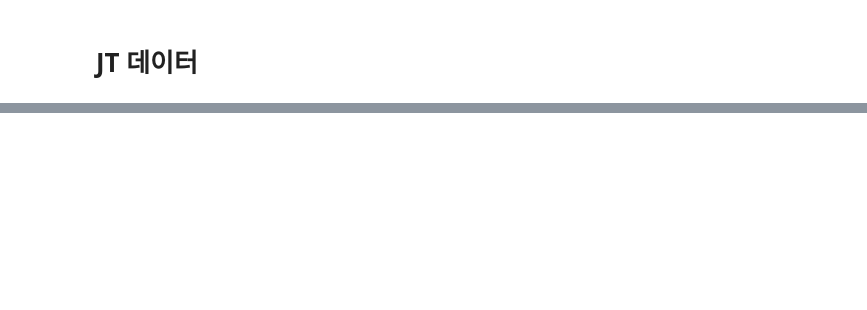
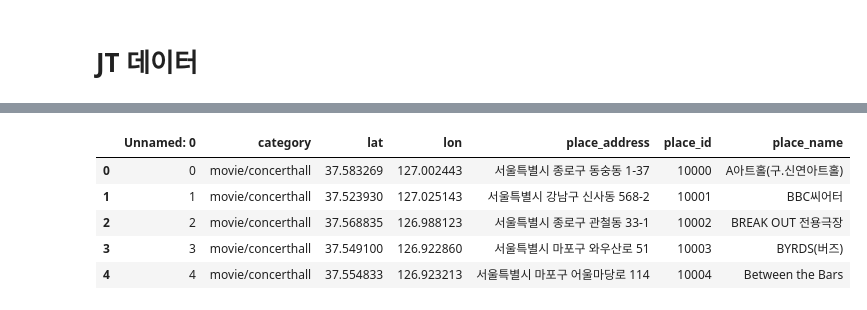
Before and after one commit to BigDataCampus/fresh, a Jupyter notebook: DataMakefile.ipynb, the cells around one changed output, grey strips where cells are left out. Drawn from its saved outputs; the diff is of its cells as text; code cells hidden in the pictures; blank space fills up the shorter version.

```diff
--- a/DataMakefile.ipynb
+++ b/DataMakefile.ipynb
@@ -109,0 +146,2 @@ jt_subway = pd.read_csv('')
+# %%
+hj_place.drop('evalInfo',axis=1,inplace=True) # evalinfo Drop
@@ -109,0 +180,2 @@ jt_subway = pd.read_csv('')
+# %%
+yj_total_place.dropna(subset={'lat','lon'},inplace=True) # 왜그런지 모르겠지만 영준이 데이터에 위도경도 null 이있엇음.
@@ -109,0 +231,9 @@ jt_subway = pd.read_csv('')
+# %%
+zzang_place.h
+# %% [output]
+|  | Unnamed: 0 | category | lat | lon | place_address | place_id | place_name |
+| 0 | 0 | movie/concerthall | 37.583269 | 127.002443 | 서울특별시 종로구 동숭동 1-37 | 10000 | A아트홀(구.신연아트홀) |
+| 1 | 1 | movie/concerthall | 37.523930 | 127.025143 | 서울특별시 강남구 신사동 568-2 | 10001 | BBC씨어터 |
+| 2 | 2 | movie/concerthall | 37.568835 | 126.988123 | 서울특별시 종로구 관철동 33-1 | 10002 | BREAK OUT 전용극장 |
+| 3 | 3 | movie/concerthall | 37.549100 | 126.922860 | 서울특별시 마포구 와우산로 51 | 10003 | BYRDS(버즈) |
+| 4 | 4 | movie/concerthall | 37.554833 | 126.923213 | 서울특별시 마포구 어울마당로 114 | 10004 | Between the Bars |
```
Also changed, not shown: parts of 33 cells of this notebook, 1 other file.
